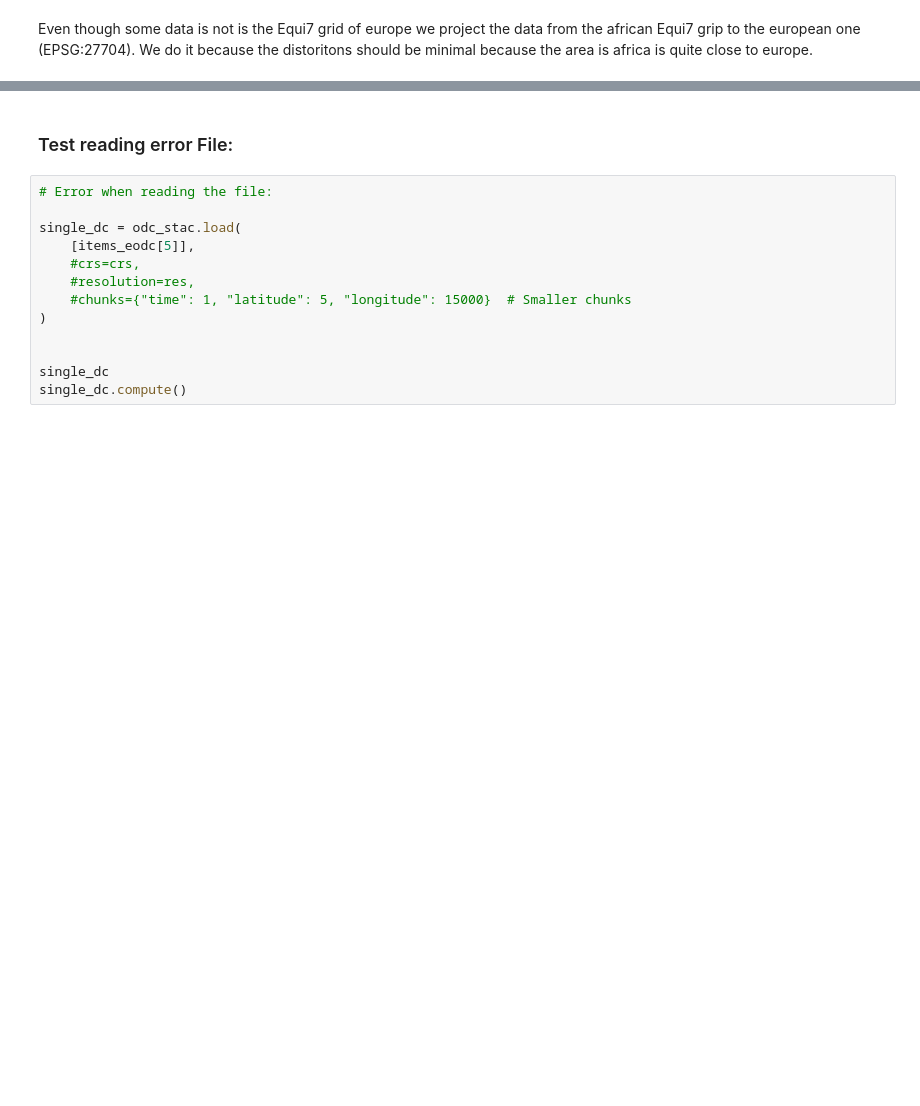
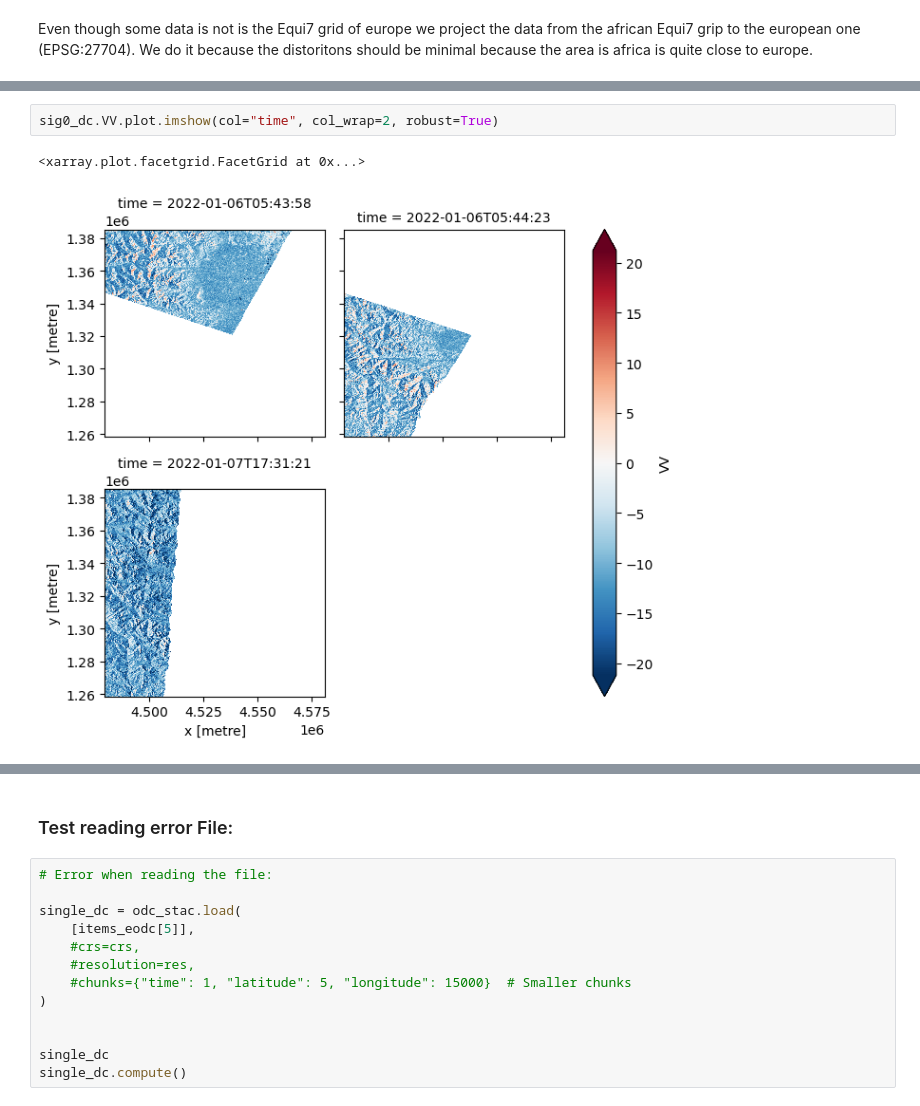
Before and after one commit to wagnerjoseph/Sentinel1-ASCAT-fusion, a Jupyter notebook: notebooks/create-s1-zarr-dataset.ipynb, the cells around one changed output, grey strips where cells are left out. Drawn from its saved outputs; the diff is of its cells as text; blank space fills up the shorter version.

```diff
--- a/notebooks/create-s1-zarr-dataset.ipynb
+++ b/notebooks/create-s1-zarr-dataset.ipynb
@@ -228,4 +217,9 @@ PandasIndex(DatetimeIndex(['2024-03-01 05:52:17', '2024-03-01 05:52:42', '2024-0
 Attributes: (0)
+# %%
+sig0_dc.VV.plot.imshow(col="time", col_wrap=2, robust=True)
+# %% [output]
+<xarray.plot.facetgrid.FacetGrid at 0x...>
+[figure, added]
 # %%
 # Transform to linear scale to do calculations
 sig0_dc_linear = 10 ** (sig0_dc / 10)
```
Also changed, not shown: parts of 20 cells of this notebook, 2 other files.
